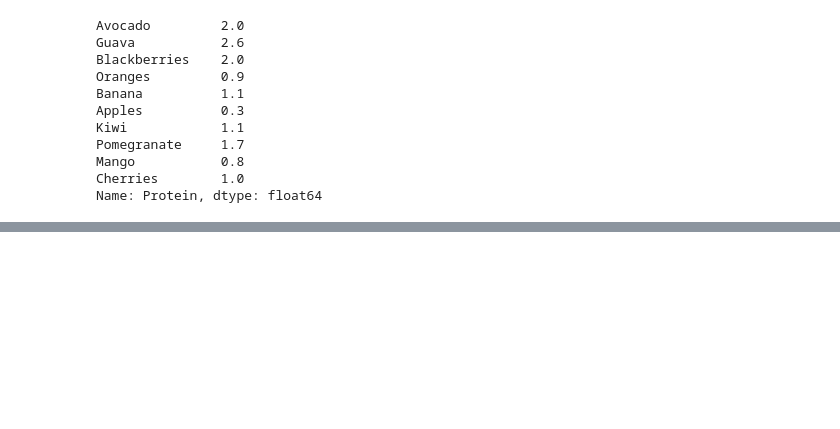
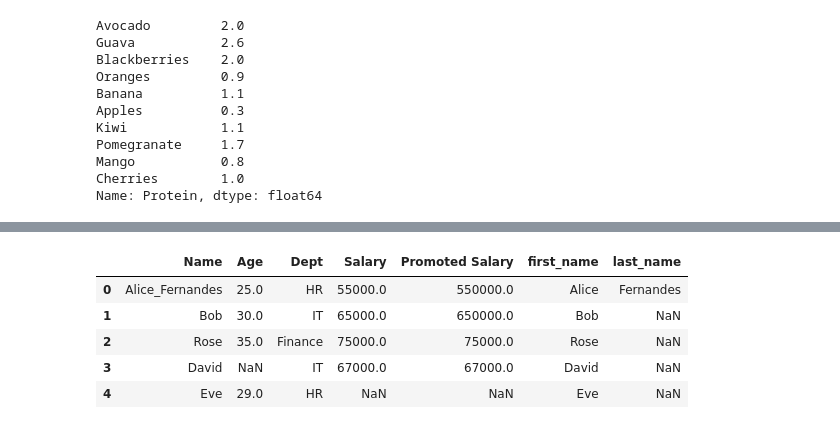
Before and after one commit to TridentifyIshaan/AIML_MiniProjects, a Jupyter notebook: Numpy_Pandas/2.ipynb, the cells around one changed output, grey strips where cells are left out. Cells and saved outputs as stored; diff of their text form; code cells hidden in the pictures; blank space fills up the shorter version.

```diff
--- a/Numpy_Pandas/2.ipynb
+++ b/Numpy_Pandas/2.ipynb
@@ -167,0 +451,2 @@ Name: Protein, dtype: float64
+# %%
+df["Age"].bfill(inplace=True) #backward fill
@@ -167,0 +468,4 @@ Name: Protein, dtype: float64
+# %%
+df["Name"] = df["Name"].replace("Charlie", "Rose")
+
+df
@@ -167,0 +489,3 @@ Name: Protein, dtype: float64
+# %%
+df = df.drop_duplicates()
+df
@@ -167,0 +501,5 @@ Name: Protein, dtype: float64
+# %%
+# Lambda -> python
+
+df["Promoted Salary"] = df["Promoted Salary"].apply(lambda x: x/10 if x > 650000 else x)
+df
@@ -167,0 +513,11 @@ Name: Protein, dtype: float64
+# %%
+name = "Alice_Fernandes"
+df[["first_name", "last_name"]] = df["Name"].str.split("_", expand = True) # expand will set the value after _ to None for those who don't have _
+df
+# %% [output]
+|  | Name | Age | Dept | Salary | Promoted Salary | first_name | last_name |
+| 0 | Alice_Fernandes | 25.0 | HR | 55000.0 | 550000.0 | Alice | Fernandes |
+| 1 | Bob | 30.0 | IT | 65000.0 | 650000.0 | Bob | NaN |
+| 2 | Rose | 35.0 | Finance | 75000.0 | 75000.0 | Rose | NaN |
+| 3 | David | NaN | IT | 67000.0 | 67000.0 | David | NaN |
+| 4 | Eve | 29.0 | HR | NaN | NaN | Eve | NaN |
```
Also changed, not shown: parts of 56 cells of this notebook, 1 other file.
